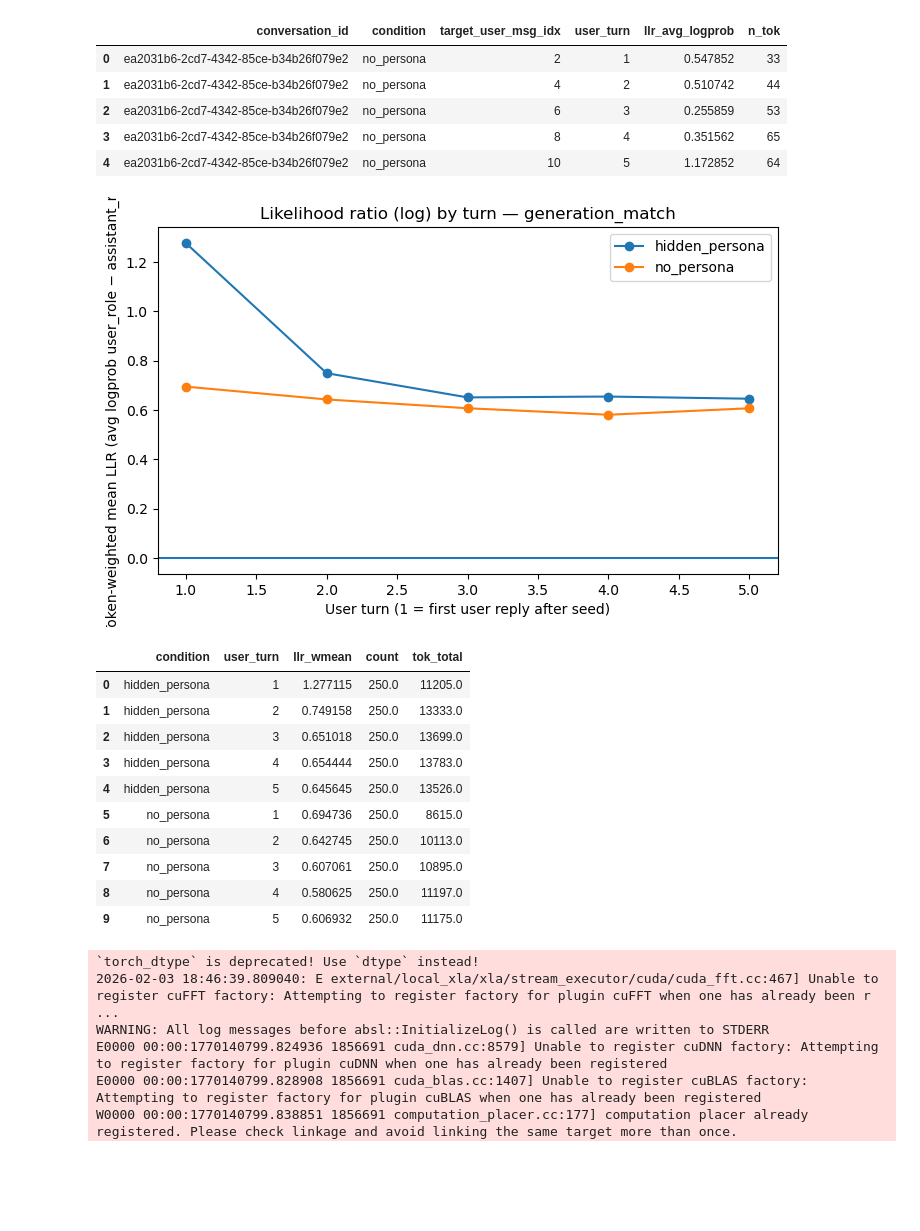
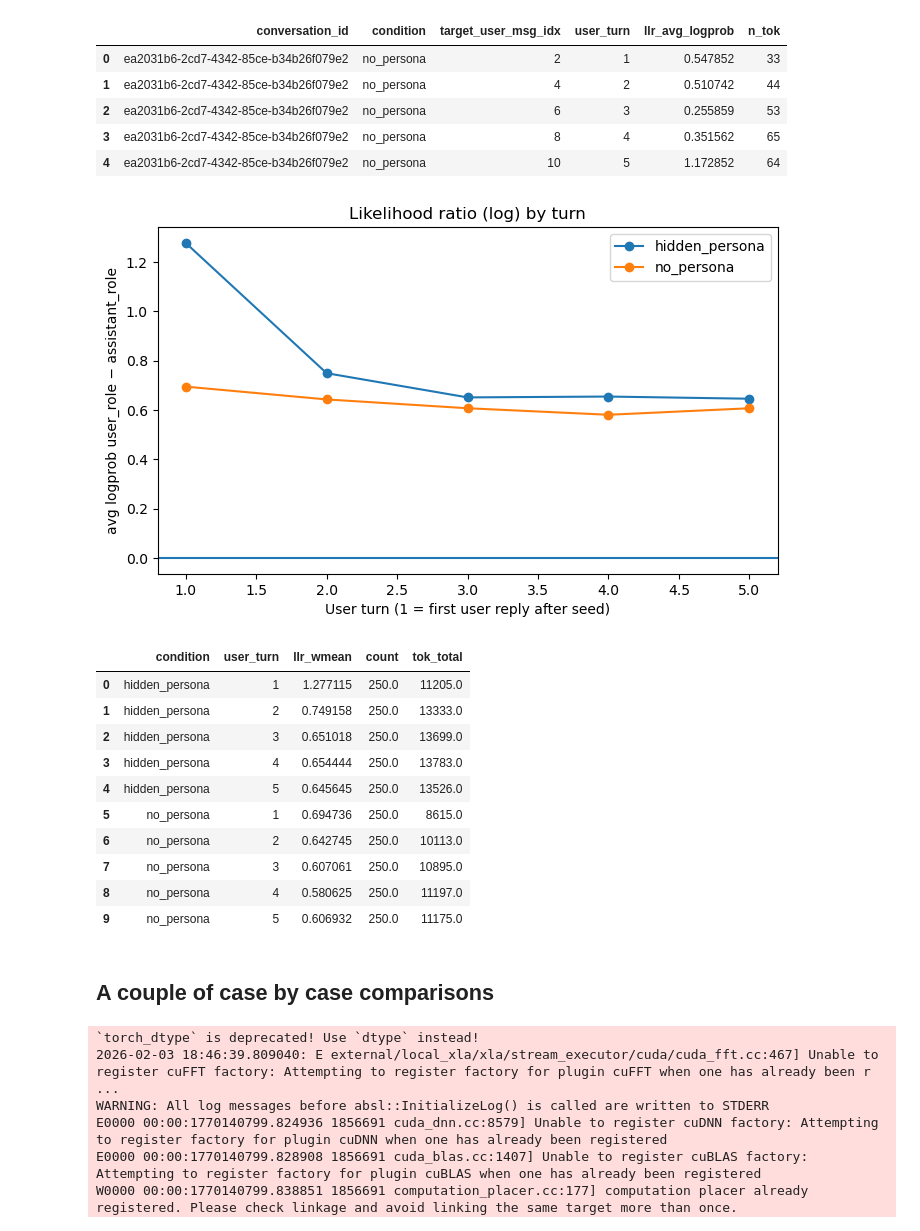
Before and after one commit to Allegra0077/llm-cross-eval, a Jupyter notebook: notebooks/lr_llm_vs_llm.ipynb, the cells around one changed output. Saved outputs shown, nothing was run; the diff lists cells and outputs as text; code cells hidden in the pictures; blank space fills up the shorter version.

Commit message:
fix graph labels

```diff
--- a/notebooks/lr_llm_vs_llm.ipynb
+++ b/notebooks/lr_llm_vs_llm.ipynb
@@ -46,35 +46,35 @@ df[["conversation_id","condition","target_user_msg_idx","user_turn","llr_avg_log
 # %%
 def token_weighted_mean(x, w):
     x = np.asarray(x, dtype=float)
     w = np.asarray(w, dtype=float)
     return np.sum(x * w) / np.sum(w) if np.sum(w) > 0 else np.nan
 
 # Aggregate by condition and user_turn
 agg = (
     df.groupby(["condition", "user_turn"])
       .apply(lambda g: pd.Series({
           "llr_wmean": token_weighted_mean(g["llr_avg_logprob"], g["n_tok"]),
           "count": len(g),
           "tok_total": int(g["n_tok"].sum()),
       }))
       .reset_index()
       .sort_values(["condition","user_turn"])
 )
 
 plt.figure(figsize=(8,4.5))
 for cond, g in agg.groupby("condition"):
     plt.plot(g["user_turn"], g["llr_wmean"], marker="o", label=cond)
 
 plt.axhline(0.0)
 plt.xlabel("User turn (1 = first user reply after seed)")
-plt.ylabel("Token-weighted mean LLR (avg logprob user_role − assistant_role)")
-plt.title("Likelihood ratio (log) by turn — generation_match")
+plt.ylabel("avg logprob user_role − assistant_role")
+plt.title("Likelihood ratio (log) by turn")
 plt.legend()
 plt.show()
 
 agg
 # %% [output]
-[figure, old version]
+[figure, new version]
 |  | condition | user_turn | llr_wmean | count | tok_total |
 | 0 | hidden_persona | 1 | 1.277115 | 250.0 | 11205.0 |
 | 1 | hidden_persona | 2 | 0.749158 | 250.0 | 13333.0 |
@@ -86,6 +86,8 @@ agg
 | 7 | no_persona | 3 | 0.607061 | 250.0 | 10895.0 |
 | 8 | no_persona | 4 | 0.580625 | 250.0 | 11197.0 |
 | 9 | no_persona | 5 | 0.606932 | 250.0 | 11175.0 |
+# %% [markdown]
+## A couple of case by case comparisons
 # %%
 import json
 import numpy as np
```
